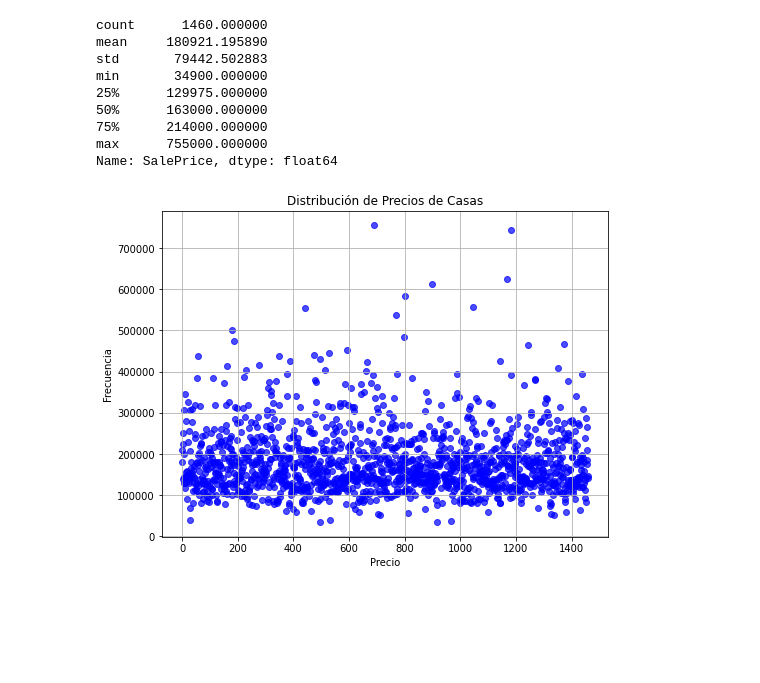
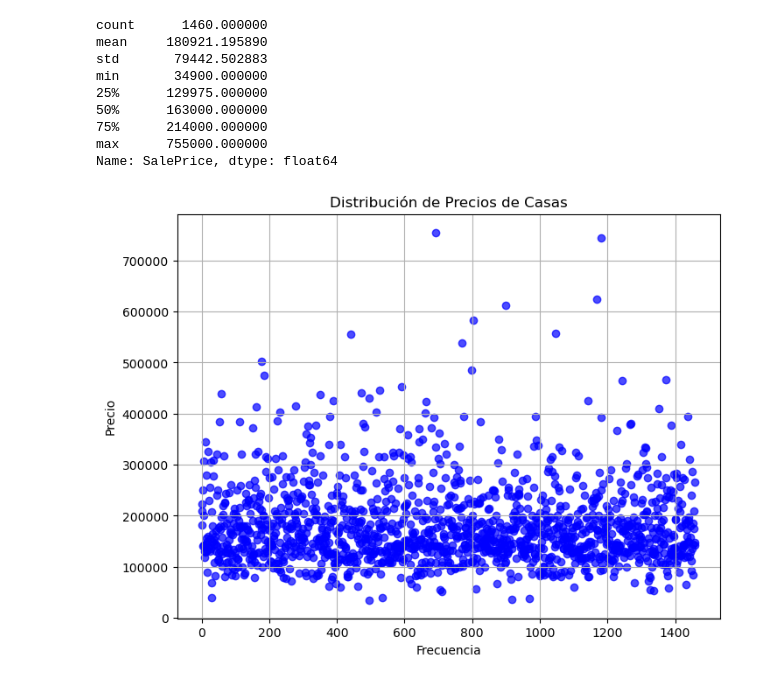
Before and after one commit to tomasmorin97/kaggle_competition, a Jupyter notebook: scripts/Proyecto.ipynb, the cells around one changed output. Drawn from its saved outputs; the diff is of its cells as text; code cells hidden in the pictures; blank space fills up the shorter version.

```diff
--- a/scripts/Proyecto.ipynb
+++ b/scripts/Proyecto.ipynb
@@ -255,13 +237,13 @@ Name: SalePrice, dtype: float64
 # %%
 plt.figure(figsize=(8, 6));
 plt.scatter(range(len(df_train)), df_train['SalePrice'],  color='blue', alpha=0.7);
 plt.title('Distribución de Precios de Casas')
-plt.xlabel('Precio')
-plt.ylabel('Frecuencia')
+plt.xlabel('Frecuencia')
+plt.ylabel('Precio')
 plt.grid(True)
 plt.show();
 # %% [output]
-[figure, old version]
+[figure, new version]
 # %%
 plt.figure(figsize=(10, 8))
 sns.histplot(df_train['SalePrice'],  color='blue', alpha=0.7);
```
Also changed, not shown: parts of 11 cells of this notebook, 1 other file.
